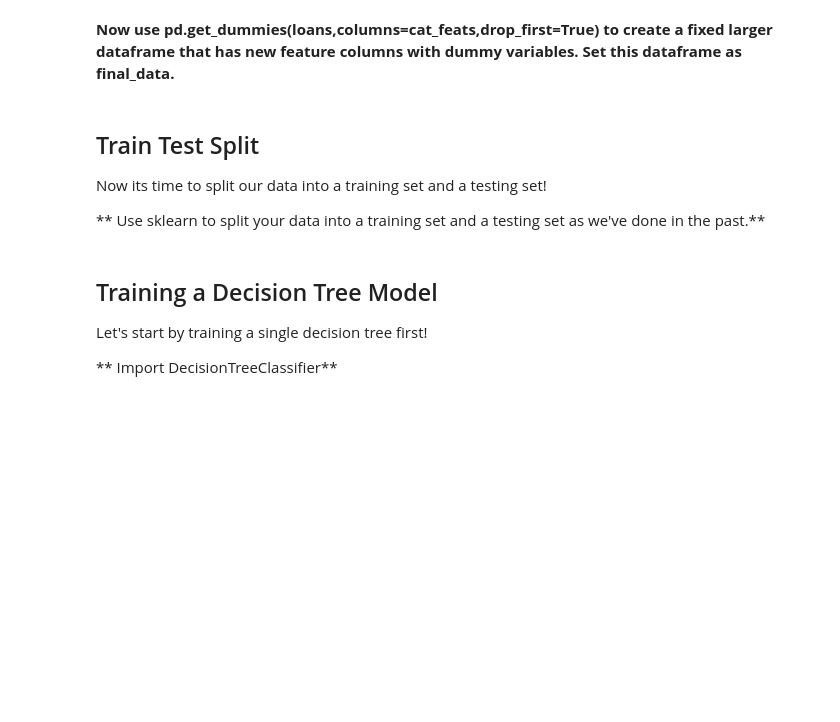
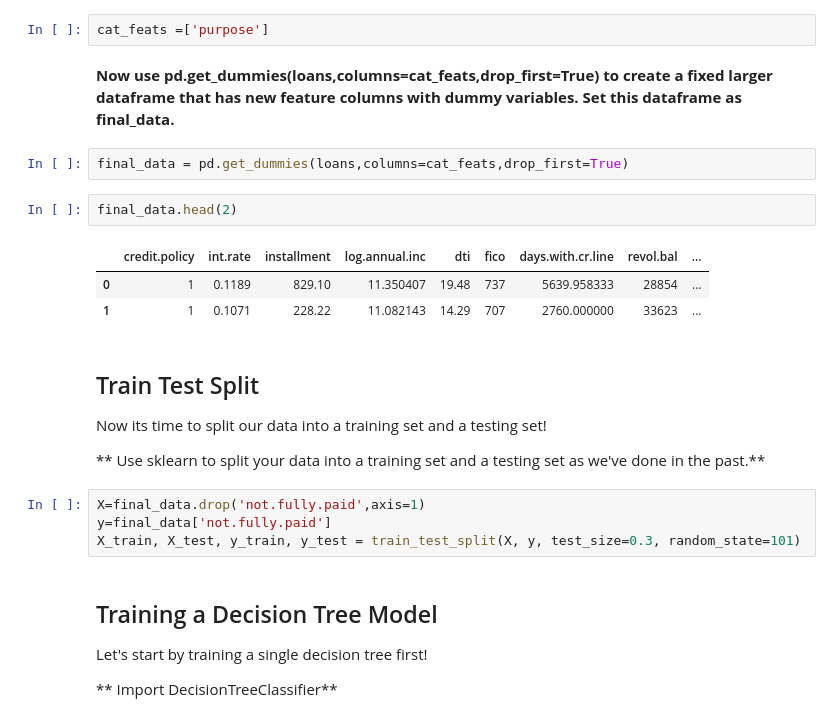
Before and after one commit to EverybodylovesRaymondk/CodeStudies, a Jupyter notebook: Python/Python for Data Science and Machine Learning Bootcamp/Course work/Section 19 Decision Trees and Random Forests/02-Decision Trees and Random Forest Project.ipynb, the cells around one changed output. Drawn from its saved outputs; the diff is of its cells as text; blank space fills up the shorter version.

```diff
--- a/Python/Python for Data Science and Machine Learning Bootcamp/Course work/Section 19 Decision Trees and Random Forests/02-Decision Trees and Random Forest Project.ipynb
+++ b/Python/Python for Data Science and Machine Learning Bootcamp/Course work/Section 19 Decision Trees and Random Forests/02-Decision Trees and Random Forest Project.ipynb
@@ -185,14 +178,28 @@ That means we need to transform them using dummy variables so sklearn will be ab
 Let's show you a way of dealing with these columns that can be expanded to multiple categorical features if necessary.
 
 **Create a list of 1 element containing the string 'purpose'. Call this list cat_feats.**
+# %%
+cat_feats =['purpose']
 # %% [markdown]
 **Now use pd.get_dummies(loans,columns=cat_feats,drop_first=True) to create a fixed larger dataframe that has new feature columns with dummy variables. Set this dataframe as final_data.**
+# %%
+final_data = pd.get_dummies(loans,columns=cat_feats,drop_first=True)
+# %%
+final_data.head(2)
+# %% [output]
+|  | credit.policy | int.rate | installment | log.annual.inc | dti | fico | days.with.cr.line | revol.bal | ... |
+| 0 | 1 | 0.1189 | 829.10 | 11.350407 | 19.48 | 737 | 5639.958333 | 28854 | ... |
+| 1 | 1 | 0.1071 | 228.22 | 11.082143 | 14.29 | 707 | 2760.000000 | 33623 | ... |
 # %% [markdown]
 ## Train Test Split
 
 Now its time to split our data into a training set and a testing set!
 
 ** Use sklearn to split your data into a training set and a testing set as we've done in the past.**
+# %%
+X=final_data.drop('not.fully.paid',axis=1)
+y=final_data['not.fully.paid']
+X_train, X_test, y_train, y_test = train_test_split(X, y, test_size=0.3, random_state=101)
 # %% [markdown]
 ## Training a Decision Tree Model
 
```
Also changed, not shown: parts of 24 cells of this notebook, 4 other files.
